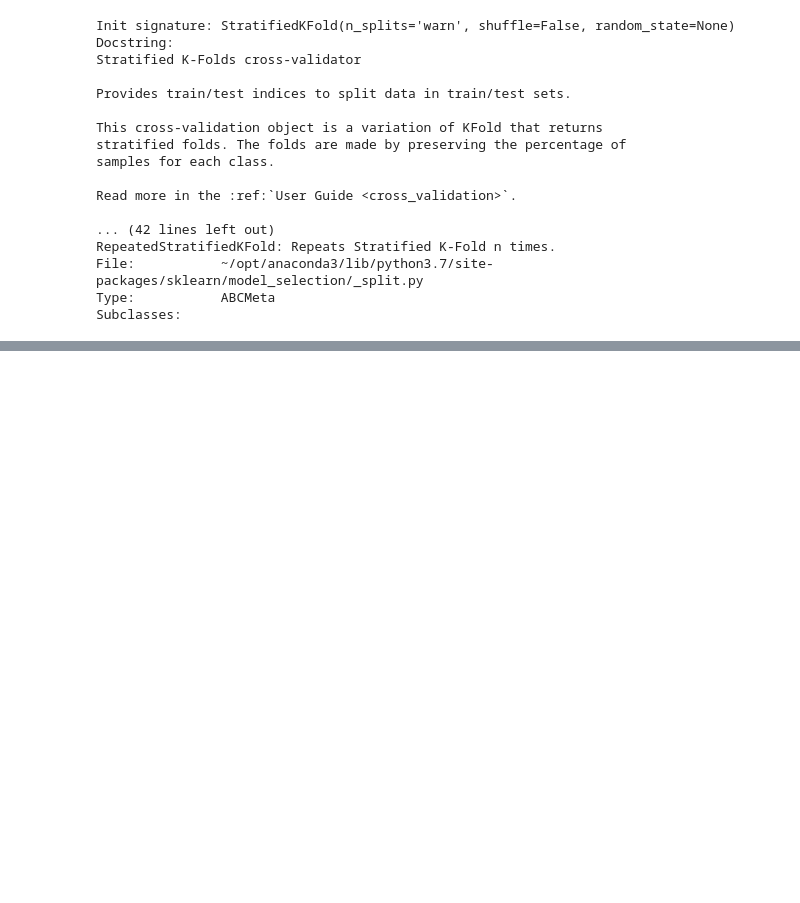
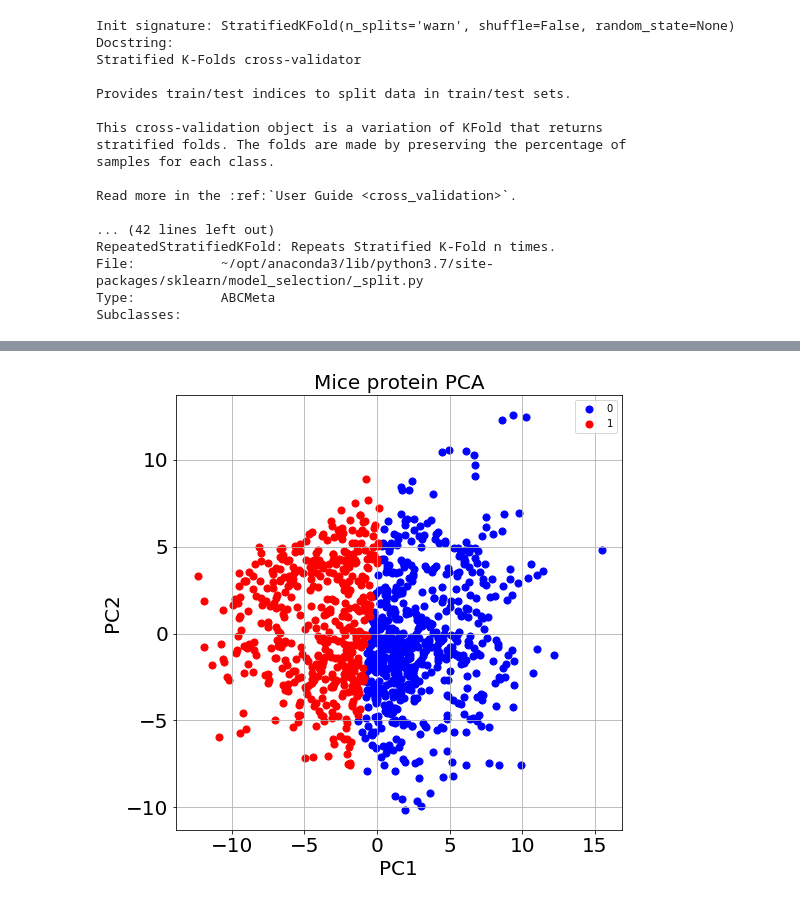
Before and after one commit to smcclatchy/machine-learning-python, a Jupyter notebook: doc/Day3_Session1_exercise.ipynb, the cells around one changed output, grey strips where cells are left out. Drawn from its saved outputs; the diff is of its cells as text; code cells hidden in the pictures; blank space fills up the shorter version.

```diff
--- a/doc/Day3_Session1_exercise.ipynb
+++ b/doc/Day3_Session1_exercise.ipynb
@@ -107,0 +167,5 @@ Subclasses:
+# %%
+## kMeans Clustering
+from sklearn.cluster import KMeans
+kmeans = KMeans(n_clusters = 2, random_state=0).fit(X_norm)
+kmeans.labels_
@@ -107,0 +237,18 @@ Subclasses:
+# %%
+plt.figure(figsize = (8, 8))
+plt.xlabel('PC1', fontsize = 20)
+plt.ylabel('PC2', fontsize = 20)
+plt.title('Mice protein PCA', fontsize = 20)
+plt.tick_params(axis='both', labelsize=20)
+targets = [0,1]
+colors = ['b', 'r']
+for target, color in zip(targets,colors):
+    indices = kmeans.labels_ == target
+    plt.scatter(finalDf.loc[indices, 'PC1']
+               , finalDf.loc[indices, 'PC2']
+               , c = color
+               , s = 50)
+plt.legend(targets)
+plt.grid()
+# %% [output]
+[figure, added]
```
Also changed, not shown: parts of 10 cells of this notebook.
